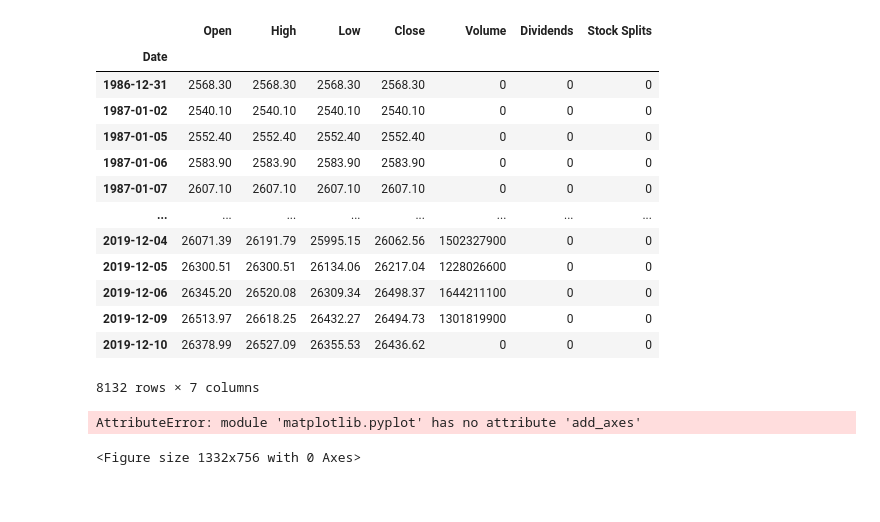
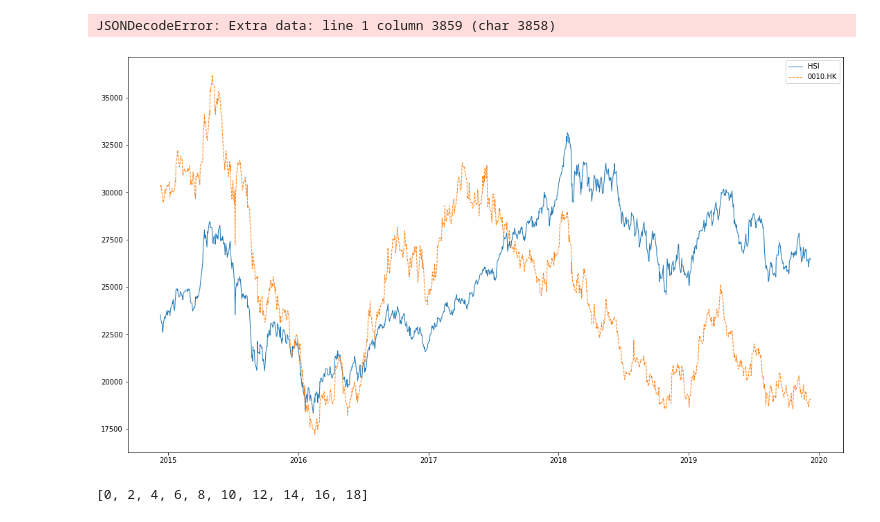
Before and after one commit to mb95506/CISC7201Project, a Jupyter notebook: sample_plot.ipynb, the cells around one changed output. Cells and saved outputs as stored; diff of their text form; code cells hidden in the pictures; blank space fills up the shorter version.

```diff
--- a/sample_plot.ipynb
+++ b/sample_plot.ipynb
@@ -9,36 +8,28 @@ hsi=yf.Ticker('^HSI')
-# %%
-hsi.info['shortName']
-data=hsi.history(period='max')
-data
-# %% [output]
-|  | Open | High | Low | Close | Volume | Dividends | Stock Splits |
-| Date |  |  |  |  |  |  |  |
-| 1986-12-31 | 2568.30 | 2568.30 | 2568.30 | 2568.30 | 0 | 0 | 0 |
-| 1987-01-02 | 2540.10 | 2540.10 | 2540.10 | 2540.10 | 0 | 0 | 0 |
-| 1987-01-05 | 2552.40 | 2552.40 | 2552.40 | 2552.40 | 0 | 0 | 0 |
-| 1987-01-06 | 2583.90 | 2583.90 | 2583.90 | 2583.90 | 0 | 0 | 0 |
-| 1987-01-07 | 2607.10 | 2607.10 | 2607.10 | 2607.10 | 0 | 0 | 0 |
-| ... | ... | ... | ... | ... | ... | ... | ... |
-| 2019-12-04 | 26071.39 | 26191.79 | 25995.15 | 26062.56 | 1502327900 | 0 | 0 |
-| 2019-12-05 | 26300.51 | 26300.51 | 26134.06 | 26217.04 | 1228026600 | 0 | 0 |
-| 2019-12-06 | 26345.20 | 26520.08 | 26309.34 | 26498.37 | 1644211100 | 0 | 0 |
-| 2019-12-09 | 26513.97 | 26618.25 | 26432.27 | 26494.73 | 1301819900 | 0 | 0 |
-| 2019-12-10 | 26378.99 | 26527.09 | 26355.53 | 26436.62 | 0 | 0 | 0 |
-8132 rows × 7 columns
-# %%
-import matplotlib.dates as mdates
-# Start and end of the date range to extract
-start, end = '2018-01', '2019-12'
-#fig.set_figwidth(800); fig.set_figheight(800)
-fig=plt.figure()
-fig.set_size_inches(18.5, 10.5)
-ax=plt.add_axes([0,0,1,1])
-ax.plt.plot(data.loc[start:end, 'Close'], linestyle='-', linewidth=0.5, label='HSI')
-ax.Xticks.set_major_locator(mdates.MonthLocator(bymonth=1, interval=3))
-ax.Xticks.set_major_formatter(mdates.DateFormatter('%y-%b'))
-ax.set_ylabel('Points')
-ax.legend()
-plt.show()
-# %% [output]
-AttributeError: module 'matplotlib.pyplot' has no attribute 'add_axes'
-<Figure size 1332x756 with 0 Axes>
+# %%
+with open('HKTickersAttributes1.txt', 'r') as file:
+    m=json.loads(file.read())
+
+type(m)
+# %% [output]
+JSONDecodeError: Extra data: line 1 column 3859 (char 3858)
+# %%
+import matplotlib.dates as mdates
+def pltdata(data, label):
+    hsi=yf.Ticker('^HSI')
+    fig=plt.figure()
+    fig.set_size_inches(18.5, 10.5)
+    plt.plot(hsi.history(period='5y')['Close'], linestyle='-', linewidth=1, label='HSI')
+    plt.plot(data['Close'], linestyle='--', linewidth=1, label=label)
+    plt.legend()
+    plt.show()
+# %%
+t=yf.Ticker('0010.HK')
+data=(t.history(period='5y'))
+data['Close']=data['Close']*1000
+pltdata(data,t.info['symbol'])
+# %% [output]
+[figure, added]
+# %%
+[i*2 for i in range(10) ]
+# %% [output]
+[0, 2, 4, 6, 8, 10, 12, 14, 16, 18]
```
Also changed, not shown: parts of 2 cells of this notebook, 2 other files.
